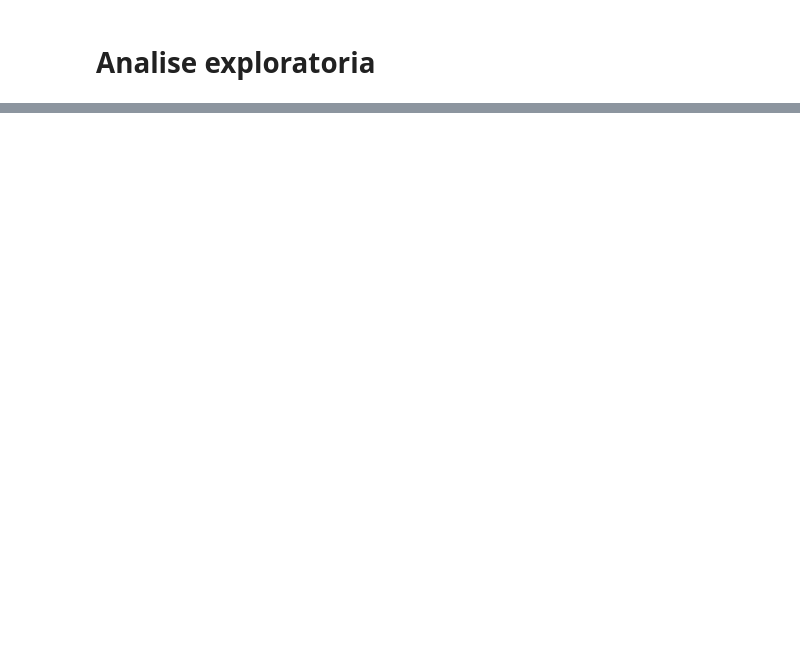
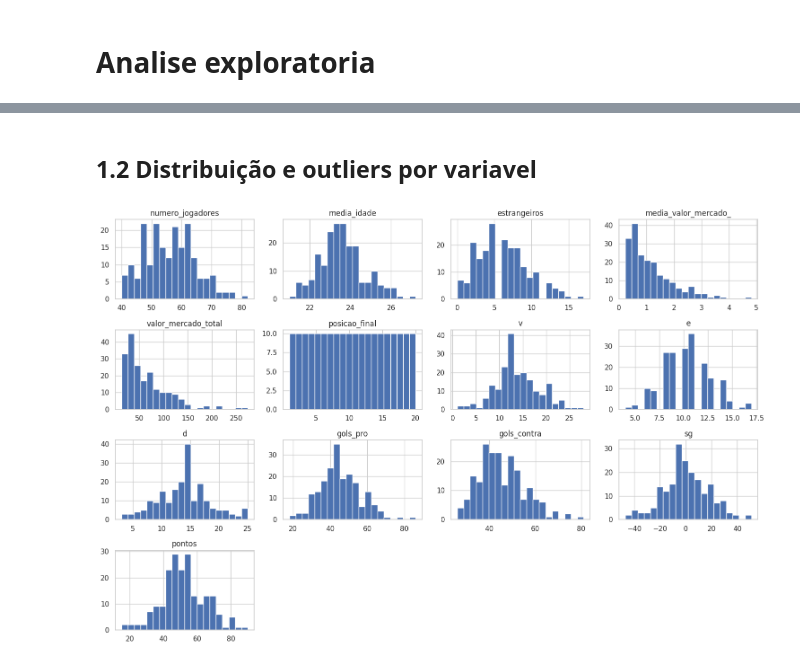
Before and after one commit to Willian-Fagundes/moneyball-brasileirao, a Jupyter notebook: scripts/eda.ipynb, the cells around one changed output, grey strips where cells are left out. Cells and saved outputs as stored; diff of their text form; code cells hidden in the pictures; blank space fills up the shorter version.

Commit message:
finalizei o eda a criei um modelo de RF para prever as posições dos clubes com base em dados de valor de mercado

```diff
--- a/scripts/eda.ipynb
+++ b/scripts/eda.ipynb
@@ -237,0 +11,27 @@ plt.show()
+# %%
+anos = range(2015, 2026)
+dfs = []
+
+for ano in anos:
+    query = f"""
+    SELECT
+        d.clube, d.numero_jogadores, d.media_idade, d.estrangeiros,
+        d.media_valor_mercado_, d.valor_mercado_total,
+        ROW_NUMBER() OVER (ORDER BY c.pontos DESC) AS posicao_final,
+        c.v, c.e, c.d, c.gols_pro, c.gols_contra, c.sg, c.pontos,
+        {ano} AS temporada
+    FROM dados_clubes_{ano} AS d
+    JOIN dados_class_{ano} AS c
+    ON d.clube = c.clube
+    """
+
+    try:
+        df_ano = pd.read_sql(query, conn)
+        dfs.append(df_ano)
+        print(f"Dados de {ano} carregados com sucesso.")
+    except Exception as e:
+        print(f"Tabela de {ano} não encontrada ou erro: {e}")
+
+df = pd.concat(dfs, ignore_index=True)
+
+print(df)
@@ -237,0 +97,11 @@ plt.show()
+# %% [markdown]
+## 1.2 Distribuição e outliers por variavel
+# %%
+df_num = df.select_dtypes(include=['int64', 'float64'])
+df_num = df_num.drop(columns=['temporada'], errors='ignore')
+# %%
+df_num.hist(figsize=(15,10), bins=20)
+plt.tight_layout()
+plt.show()
+# %% [output]
+[figure, added]
```
Also changed, not shown: parts of 65 cells of this notebook, 29 other files.
